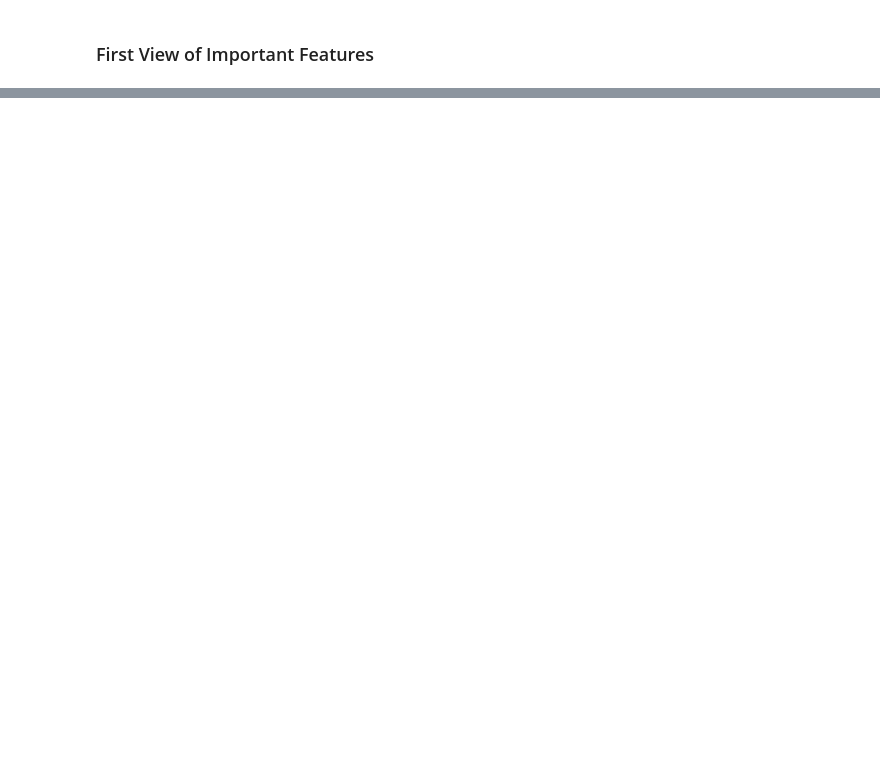
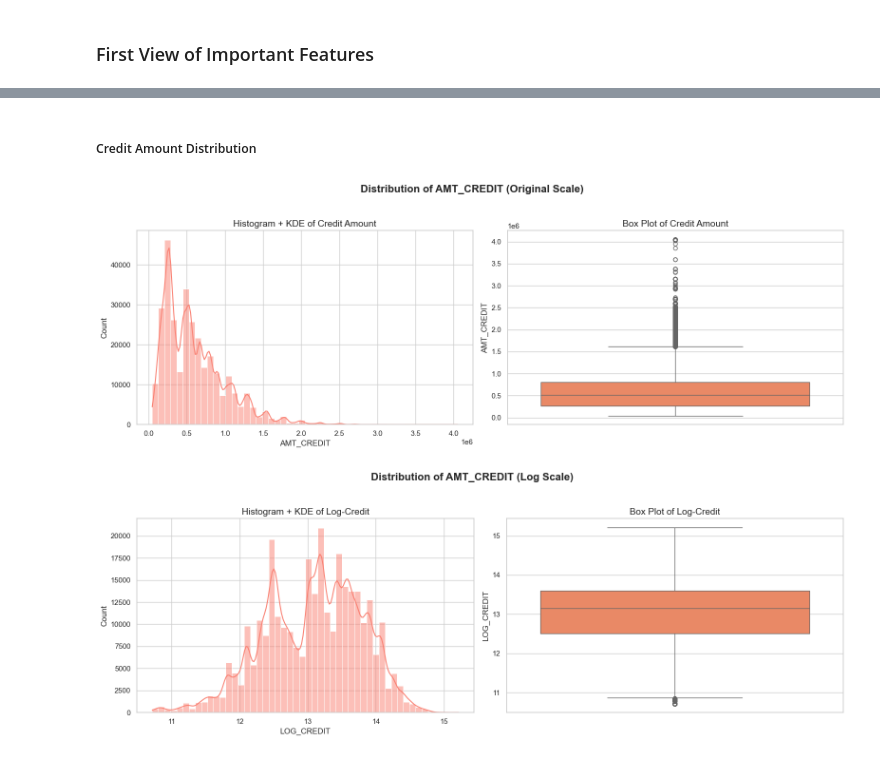
Before and after one commit to mandypeng-brown/data1030-project-credit-risk, a Jupyter notebook: notebook/EDA.ipynb, the cells around one changed output, grey strips where cells are left out. Saved outputs shown, nothing was run; the diff lists cells and outputs as text; code cells hidden in the pictures; blank space fills up the shorter version.

```diff
--- a/notebook/EDA.ipynb
+++ b/notebook/EDA.ipynb
@@ -197,0 +271,26 @@ The sample data saved
+# %% [markdown]
+##### Credit Amount Distribution
+# %%
+# Original Distribution
+fig, axes = plt.subplots(1, 2, figsize=(16, 6))
+sns.histplot(df_full['AMT_CREDIT'], bins=50, kde=True, ax=axes[0], color='salmon')
+axes[0].set_title('Histogram + KDE of Credit Amount', fontsize=14)
+sns.boxplot(y=df_full['AMT_CREDIT'], ax=axes[1], color='coral')
+axes[1].set_title('Box Plot of Credit Amount', fontsize=14)
+fig.suptitle('Distribution of AMT_CREDIT (Original Scale)', fontsize=16, weight='bold')
+plt.tight_layout(rect=[0, 0.03, 1, 0.95])
+plt.show()
+
+# Log Transform Distribution
+df_full['LOG_CREDIT'] = np.log1p(df_full['AMT_CREDIT'])
+fig, axes = plt.subplots(1, 2, figsize=(16, 6))
+sns.histplot(df_full['LOG_CREDIT'], bins=50, kde=True, ax=axes[0], color='salmon')
+axes[0].set_title('Histogram + KDE of Log-Credit', fontsize=14)
+sns.boxplot(y=df_full['LOG_CREDIT'], ax=axes[1], color='coral')
+axes[1].set_title('Box Plot of Log-Credit', fontsize=14)
+fig.suptitle('Distribution of AMT_CREDIT (Log Scale)', fontsize=16, weight='bold')
+plt.tight_layout(rect=[0, 0.03, 1, 0.95])
+plt.show()
+# %% [output]
+[figure, added]
+[figure, added]
```
Also changed, not shown: parts of 19 cells of this notebook, 1 other file.
